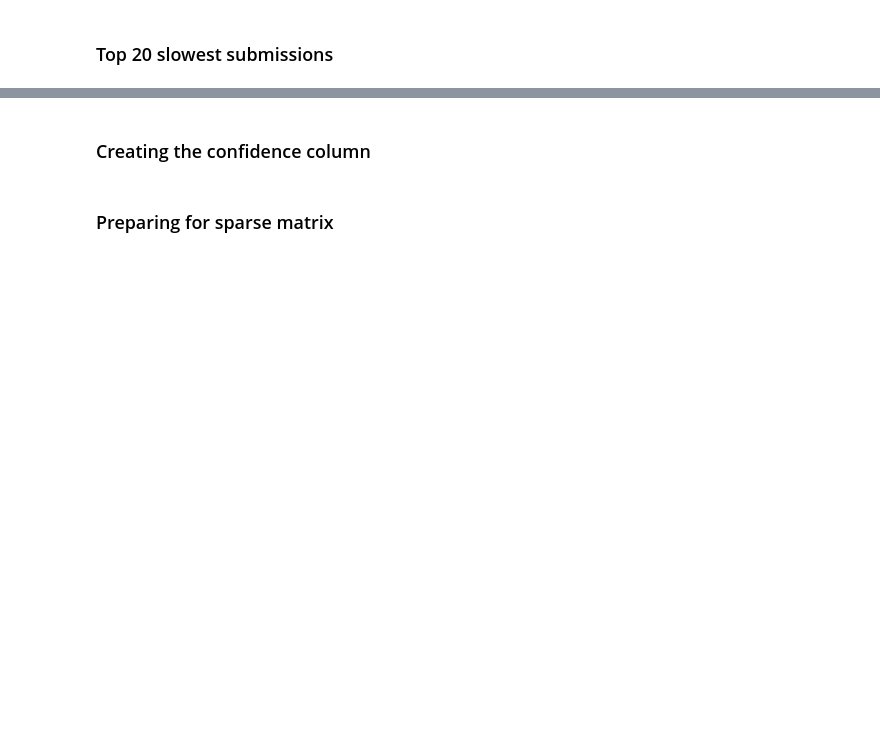
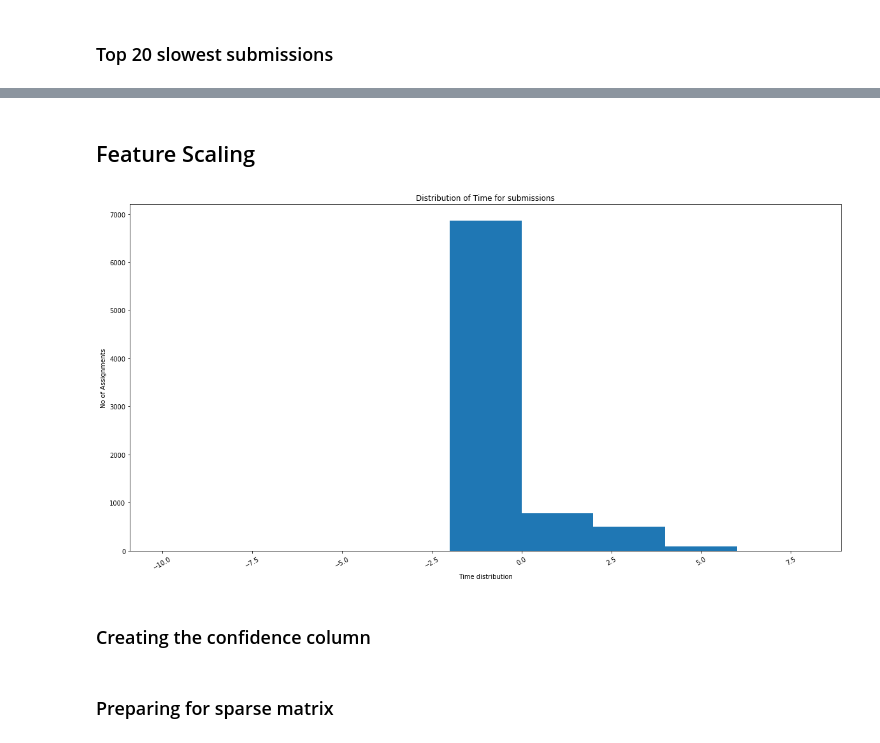
Before and after one commit to dctacademy/rec-sys-1, a Jupyter notebook: production/dct-recsys-implicit.ipynb, the cells around one changed output, grey strips where cells are left out. Drawn from its saved outputs; the diff is of its cells as text; code cells hidden in the pictures; blank space fills up the shorter version.

```diff
--- a/production/dct-recsys-implicit.ipynb
+++ b/production/dct-recsys-implicit.ipynb
@@ -196,2 +197,4 @@ user_submissions[['title', 'time_in_seconds']].sort_values('time_in_seconds').ta
 # %%
 user_submissions.reset_index(inplace=True)
+# %% [markdown]
+## Feature Scaling
@@ -198,3 +204,13 @@ user_submissions.reset_index(inplace=True)
+# %%
+plt.figure(figsize=(20, 10))
+plt.xticks(rotation='30')
+plt.hist(user_submissions['time_in_seconds'], bins=np.arange(-10, 10, 2))
+plt.title('Distribution of Time for submissions')
+plt.xlabel('Time distribution')
+plt.ylabel('No of Assignments')
+plt.show()
+# %% [output]
+[figure, added]
 # %% [markdown]
 ### Creating the confidence column
 # %%
```
Also changed, not shown: parts of 23 cells of this notebook.
